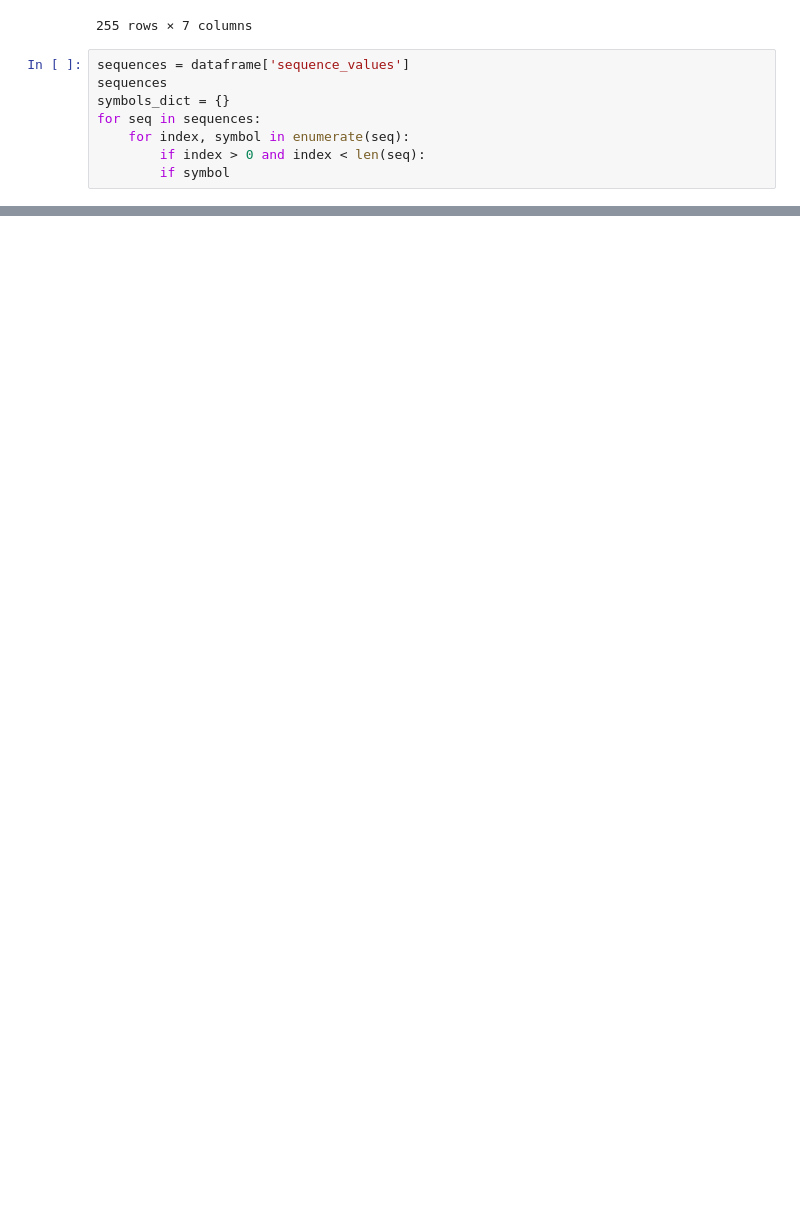
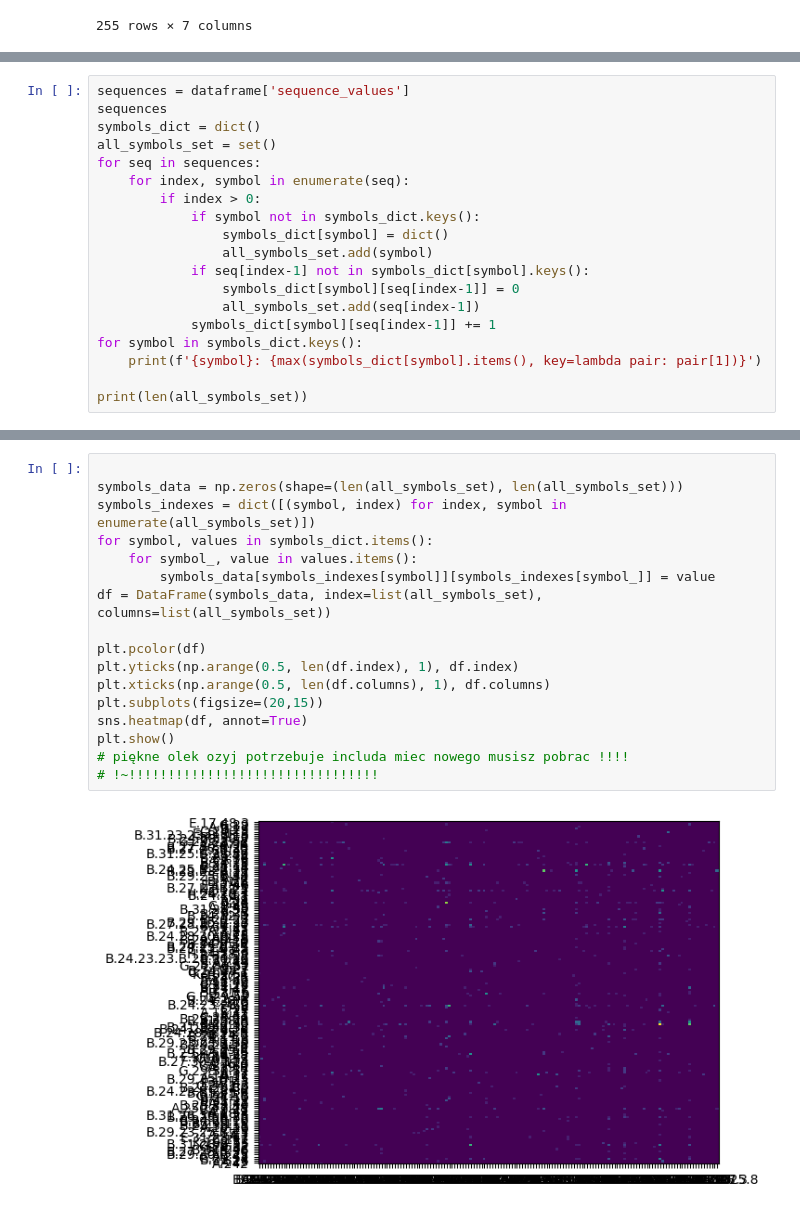
Before and after one commit to agentolek/Bootcamp-mini-hackathon-2024, a Jupyter notebook: Slodziaki/code/zad2.ipynb, the cells around one changed output, grey strips where cells are left out. Cells and saved outputs as stored; diff of their text form; blank space fills up the shorter version.

```diff
--- a/Slodziaki/code/zad2.ipynb
+++ b/Slodziaki/code/zad2.ipynb
@@ -18,11 +23,3 @@ dataframe
 | 253 | HMV-63.54.12 | HMV-63.54.12cent | 1 | 16 | 0 | [B.29.25, A.19, B.31.25, A.17, B.... | [0] |
 | 254 | COLA27 | COLA27 | 1 | 6 | a | [B.24.28, A.1.47, H.24.28, E.31.4... | [0] |
 255 rows × 7 columns
-# %%
-sequences = dataframe['sequence_values']
-sequences
-symbols_dict = {}
-for seq in sequences:
-    for index, symbol in enumerate(seq):
-        if index > 0 and index < len(seq):
-        if symbol
@@ -41,0 +26,19 @@ Name: sequence_values, Length: 255, dtype: object
+# %%
+sequences = dataframe['sequence_values']
+sequences
+symbols_dict = dict()
+all_symbols_set = set()
+for seq in sequences:
+    for index, symbol in enumerate(seq):
+        if index > 0:
+            if symbol not in symbols_dict.keys():
+                symbols_dict[symbol] = dict()
+                all_symbols_set.add(symbol)
+            if seq[index-1] not in symbols_dict[symbol].keys():
+                symbols_dict[symbol][seq[index-1]] = 0
+                all_symbols_set.add(seq[index-1])
+            symbols_dict[symbol][seq[index-1]] += 1
+for symbol in symbols_dict.keys():
+    print(f'{symbol}: {max(symbols_dict[symbol].items(), key=lambda pair: pair[1])}')
+
+print(len(all_symbols_set))
@@ -41,0 +63,19 @@ Name: sequence_values, Length: 255, dtype: object
+# %%
+
+symbols_data = np.zeros(shape=(len(all_symbols_set), len(all_symbols_set)))
+symbols_indexes = dict([(symbol, index) for index, symbol in enumerate(all_symbols_set)])
+for symbol, values in symbols_dict.items():
+    for symbol_, value in values.items():
+        symbols_data[symbols_indexes[symbol]][symbols_indexes[symbol_]] = value
+df = DataFrame(symbols_data, index=list(all_symbols_set), columns=list(all_symbols_set))
+
+plt.pcolor(df)
+plt.yticks(np.arange(0.5, len(df.index), 1), df.index)
+plt.xticks(np.arange(0.5, len(df.columns), 1), df.columns)
+plt.subplots(figsize=(20,15))
+sns.heatmap(df, annot=True)
+plt.show()
+# piękne olek ozyj potrzebuje includa miec nowego musisz pobrac !!!!
+# !~!!!!!!!!!!!!!!!!!!!!!!!!!!!!!!!!
+# %% [output]
+[figure, added]
```
Also changed, not shown: parts of 6 cells of this notebook.
